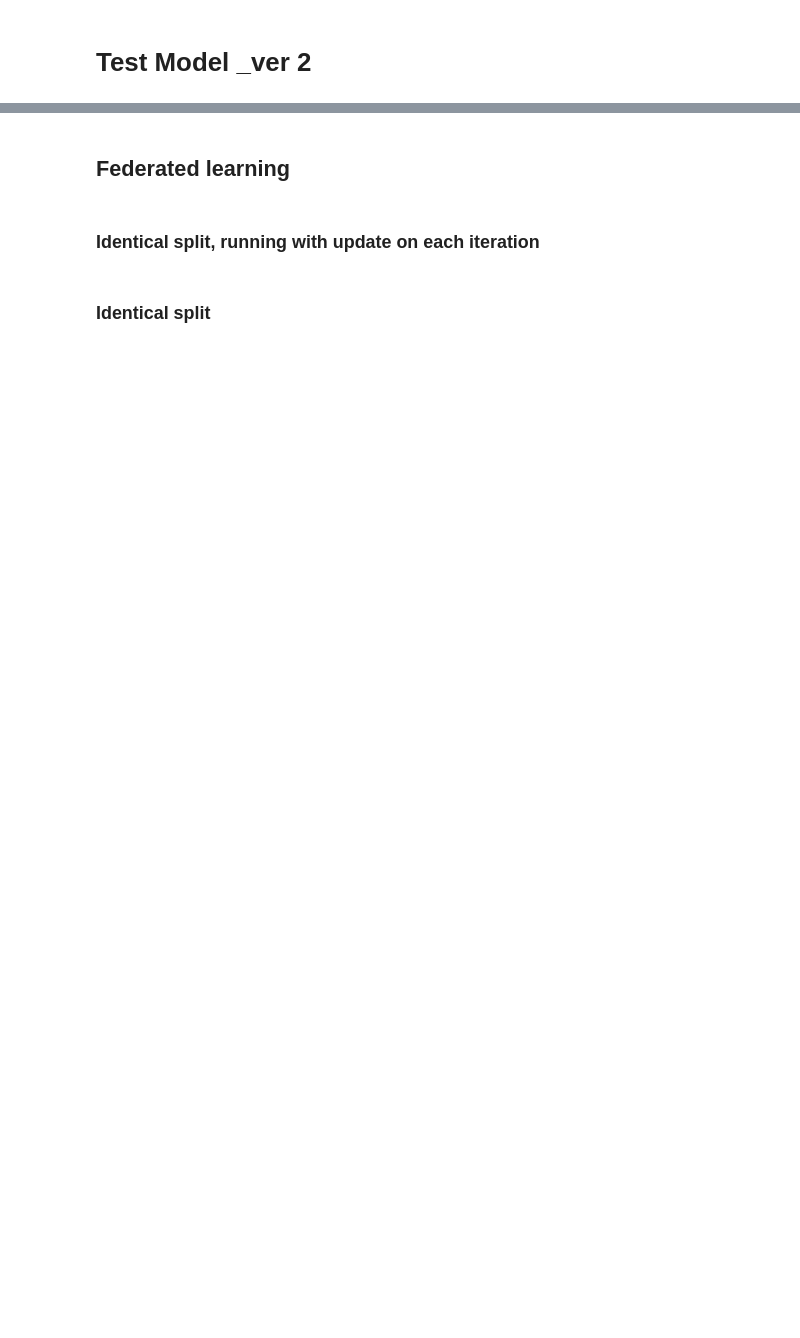
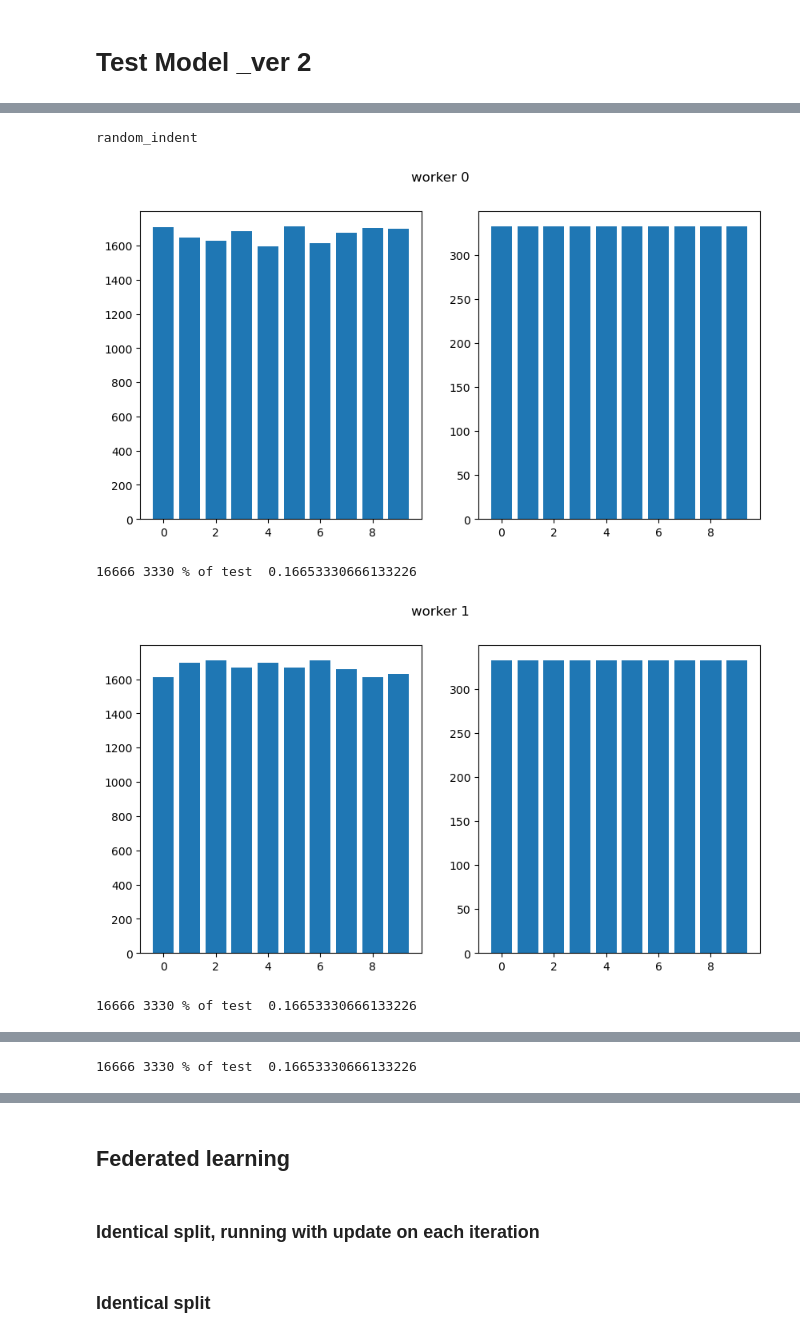
Before and after one commit to Sh41lD4n1n/FederatedLearning, a Jupyter notebook: Reports/kaggle/federatedlearning_n/federatedlearning-n.ipynb, the cells around one changed output, grey strips where cells are left out. Drawn from its saved outputs; the diff is of its cells as text; code cells hidden in the pictures; blank space fills up the shorter version.

```diff
--- a/Reports/kaggle/federatedlearning_n/federatedlearning-n.ipynb
+++ b/Reports/kaggle/federatedlearning_n/federatedlearning-n.ipynb
@@ -44,0 +126,23 @@ os.chdir("/kaggle/working")
+# %%
+print(Data.SPLITS[2])
+trains,tests = d2.get_data()
+
+for i,(train,test) in enumerate(zip(trains,tests)):
+    plt.figure(figsize=(10, 5))
+
+    val,counts = np.unique(train.targets,return_counts = True)
+    val1,counts1 = np.unique(test.targets,return_counts = True)
+
+    plt.subplot(121)
+    plt.bar(val,counts)
+    plt.subplot(122)
+    plt.bar(val1,counts1)
+    plt.suptitle(f"worker {i}")
+    plt.show()
+    print(len(train),len(test),"% of test ",len(test)/(len(train)+len(test)))
+# %% [output]
+random_indent
+[figure, added]
+16666 3330 % of test  0.16653330666133226
+[figure, added]
+16666 3330 % of test  0.16653330666133226
@@ -44,0 +150 @@ os.chdir("/kaggle/working")
+16666 3330 % of test  0.16653330666133226
```
Also changed, not shown: parts of 47 cells of this notebook, 26 other files.
